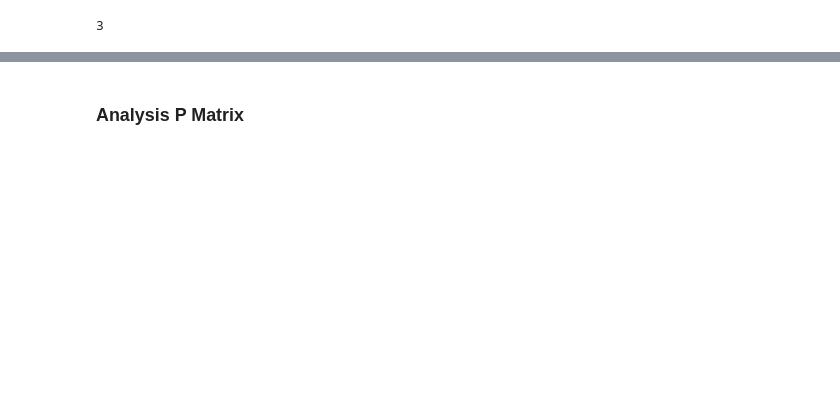
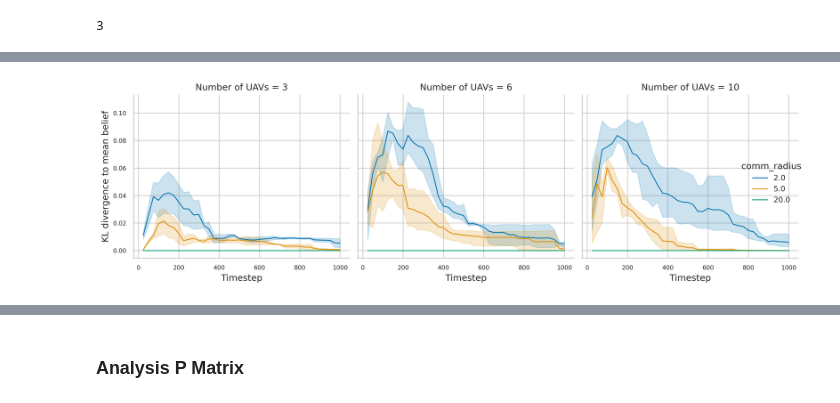
Before and after one commit to sastry-group/MAES, a Jupyter notebook: viz/plot_multiple_methods.ipynb, the cells around one changed output, grey strips where cells are left out. Saved outputs shown, nothing was run; the diff lists cells and outputs as text; code cells hidden in the pictures; blank space fills up the shorter version.

```diff
--- a/viz/plot_multiple_methods.ipynb
+++ b/viz/plot_multiple_methods.ipynb
@@ -1322,0 +1222,49 @@ plt.show()
+# %%
+import matplotlib as mpl
+import seaborn as sns
+import matplotlib.pyplot as plt
+
+sns.set_theme(style="whitegrid")
+
+mpl.rcParams.update({
+    "figure.dpi": 300,
+    "savefig.dpi": 300,
+
+    "axes.labelsize": 12,
+    "axes.titlesize": 12,
+
+    "xtick.labelsize": 8,
+    "ytick.labelsize": 8,
+
+    "legend.fontsize": 10,
+    "font.size": 10,
+
+    "lines.linewidth": 1.2,
+})
+
+g = sns.relplot(
+    data=kl_df,
+    x="time",
+    y="kl_mean",
+    hue="comm_radius",
+    col="n_agents",
+    kind="line",
+    palette="colorblind",
+    height=4,
+    aspect=1.0,
+    facet_kws=dict(sharey=True, sharex=True),
+)
+
+g.set_axis_labels(
+    "Timestep",
+    "KL divergence to mean belief"
+)
+
+g.set_titles("Number of UAVs = {col_name}")
+
+for ax in g.axes.flat:
+    sns.despine(ax=ax)
+
+plt.tight_layout()
+# %% [output]
+[figure, added]
```
Also changed, not shown: parts of 31 cells of this notebook, 15 other files.
